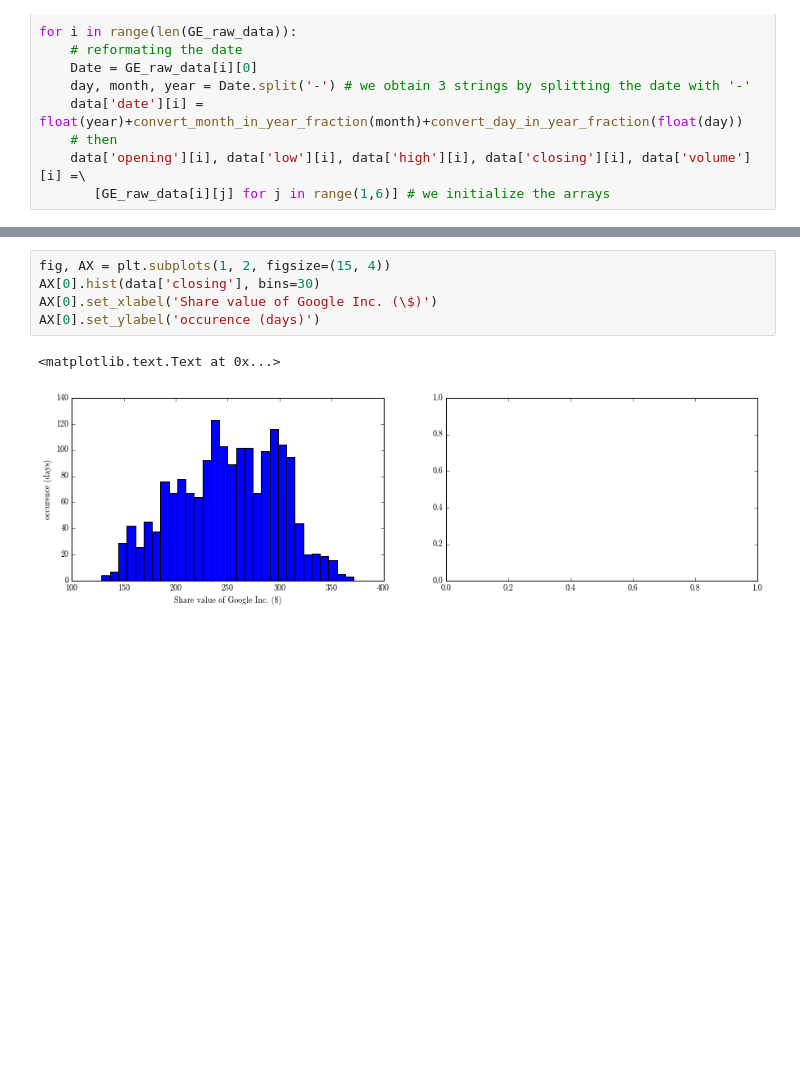
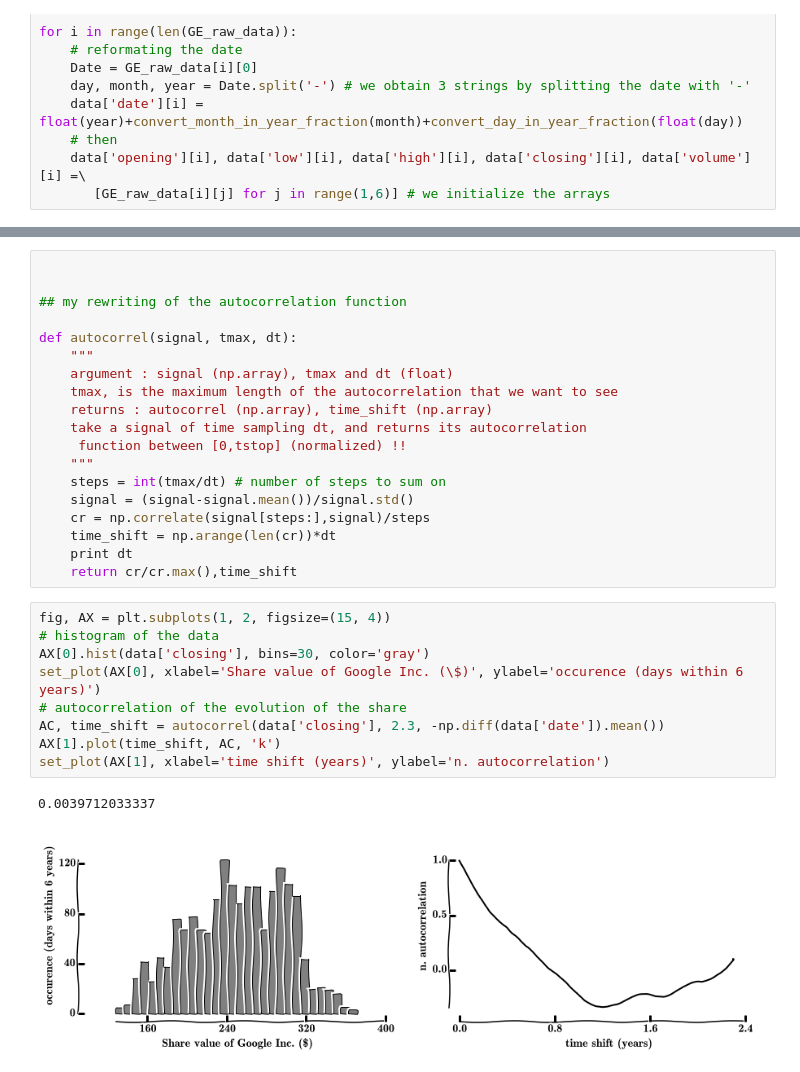
Before and after one commit to yzerlaut/unic_python_course_2014, a Jupyter notebook: notebooks/XX_sympy_tutorial.ipynb, the cells around one changed output, grey strips where cells are left out. Drawn from its saved outputs; the diff is of its cells as text; blank space fills up the shorter version.

```diff
--- a/notebooks/XX_sympy_tutorial.ipynb
+++ b/notebooks/XX_sympy_tutorial.ipynb
@@ -107,8 +112,31 @@ ax.set_ylabel('Share value of Google Inc. (\$)')
+# %%
+
+
+## my rewriting of the autocorrelation function
+
+def autocorrel(signal, tmax, dt):
+    """
+    argument : signal (np.array), tmax and dt (float)
+    tmax, is the maximum length of the autocorrelation that we want to see
+    returns : autocorrel (np.array), time_shift (np.array)
+    take a signal of time sampling dt, and returns its autocorrelation
+     function between [0,tstop] (normalized) !!
+    """
+    steps = int(tmax/dt) # number of steps to sum on
+    signal = (signal-signal.mean())/signal.std()
+    cr = np.correlate(signal[steps:],signal)/steps
+    time_shift = np.arange(len(cr))*dt
+    print dt
+    return cr/cr.max(),time_shift
 # %%
 fig, AX = plt.subplots(1, 2, figsize=(15, 4))
-AX[0].hist(data['closing'], bins=30)
-AX[0].set_xlabel('Share value of Google Inc. (\$)')
-AX[0].set_ylabel('occurence (days)')
+# histogram of the data
+AX[0].hist(data['closing'], bins=30, color='gray')
+set_plot(AX[0], xlabel='Share value of Google Inc. (\$)', ylabel='occurence (days within 6 years)')
+# autocorrelation of the evolution of the share
+AC, time_shift = autocorrel(data['closing'], 2.3, -np.diff(data['date']).mean())
+AX[1].plot(time_shift, AC, 'k')
+set_plot(AX[1], xlabel='time shift (years)', ylabel='n. autocorrelation')
 # %% [output]
-<matplotlib.text.Text at 0x...>
+0.0039712033337
-[figure, old version]
+[figure, new version]
```
Also changed, not shown: parts of 3 cells of this notebook.
